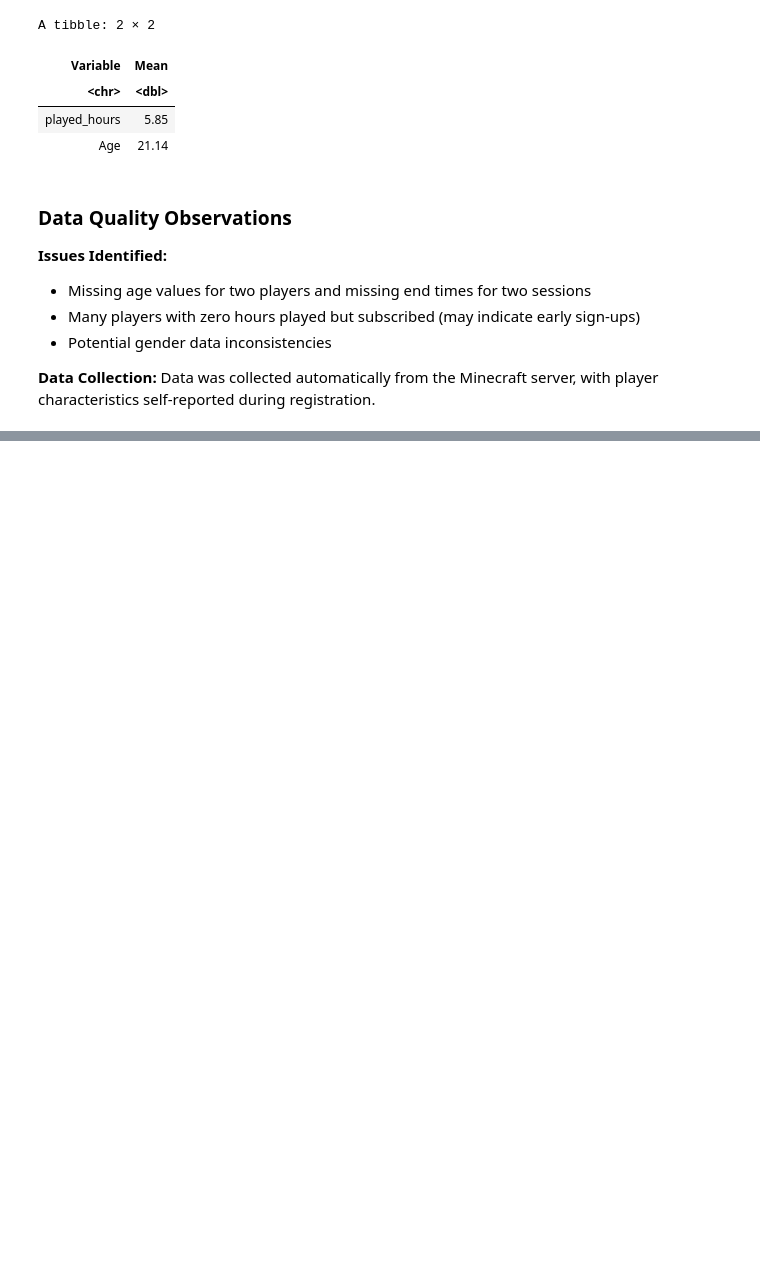
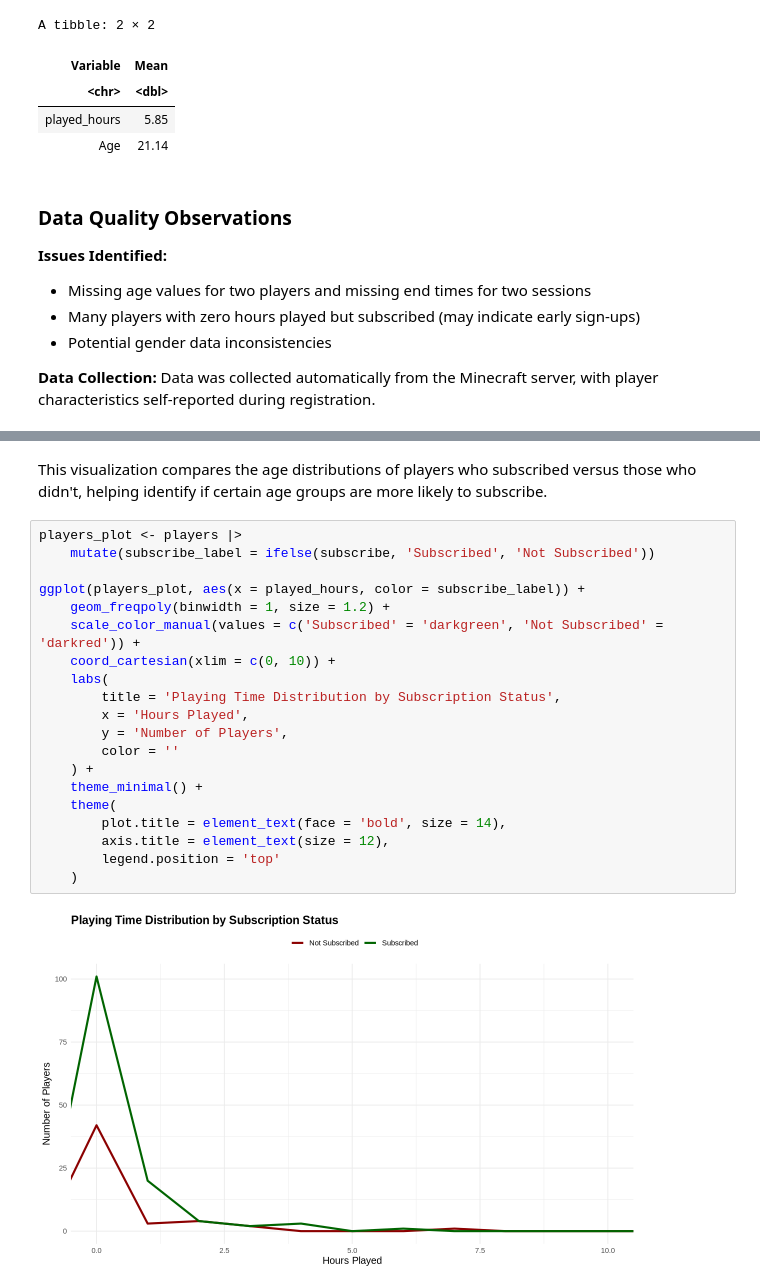
Before and after one commit to mohammadrezaebrahimi/Project_Planning_Stage_Individual-final, a Jupyter notebook: Report with Commits.ipynb, the cells around one changed output, grey strips where cells are left out. Drawn from its saved outputs; the diff is of its cells as text; blank space fills up the shorter version.

```diff
--- a/Report with Commits.ipynb
+++ b/Report with Commits.ipynb
@@ -173,0 +236,24 @@ Data was collected automatically from the Minecraft server, with player characte
+# %% [markdown]
+This visualization compares the age distributions of players who subscribed versus those who didn't, helping identify if certain age groups are more likely to subscribe.
+# %%
+players_plot <- players |>
+    mutate(subscribe_label = ifelse(subscribe, 'Subscribed', 'Not Subscribed'))
+
+ggplot(players_plot, aes(x = played_hours, color = subscribe_label)) +
+    geom_freqpoly(binwidth = 1, size = 1.2) +
+    scale_color_manual(values = c('Subscribed' = 'darkgreen', 'Not Subscribed' = 'darkred')) +
+    coord_cartesian(xlim = c(0, 10)) +
+    labs(
+        title = 'Playing Time Distribution by Subscription Status',
+        x = 'Hours Played',
+        y = 'Number of Players',
+        color = ''
+    ) +
+    theme_minimal() +
+    theme(
+        plot.title = element_text(face = 'bold', size = 14),
+        axis.title = element_text(size = 12),
+        legend.position = 'top'
+    )
+# %% [output]
+[figure, added]
```
Also changed, not shown: parts of 9 cells of this notebook.
